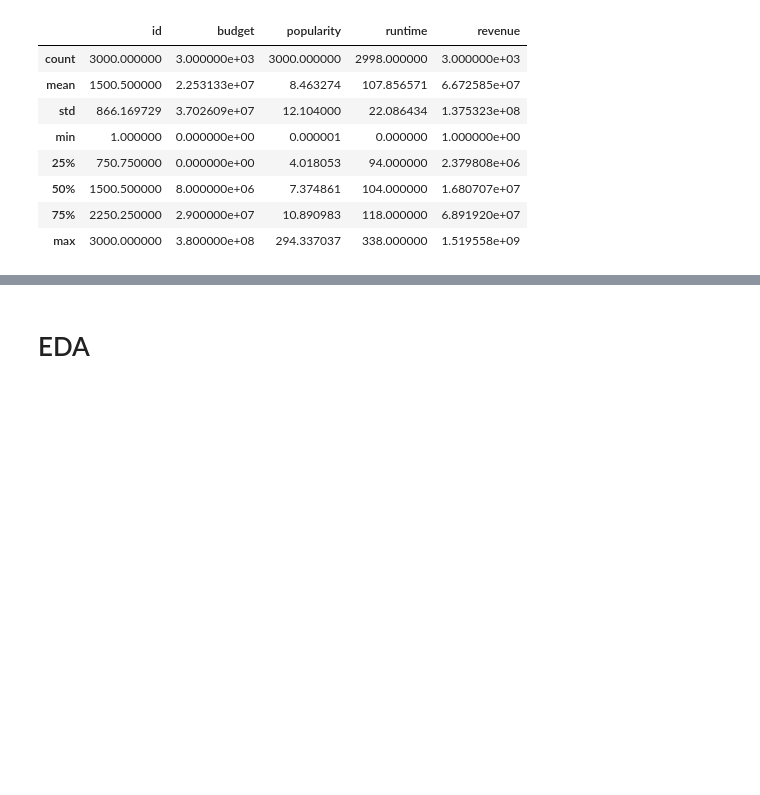
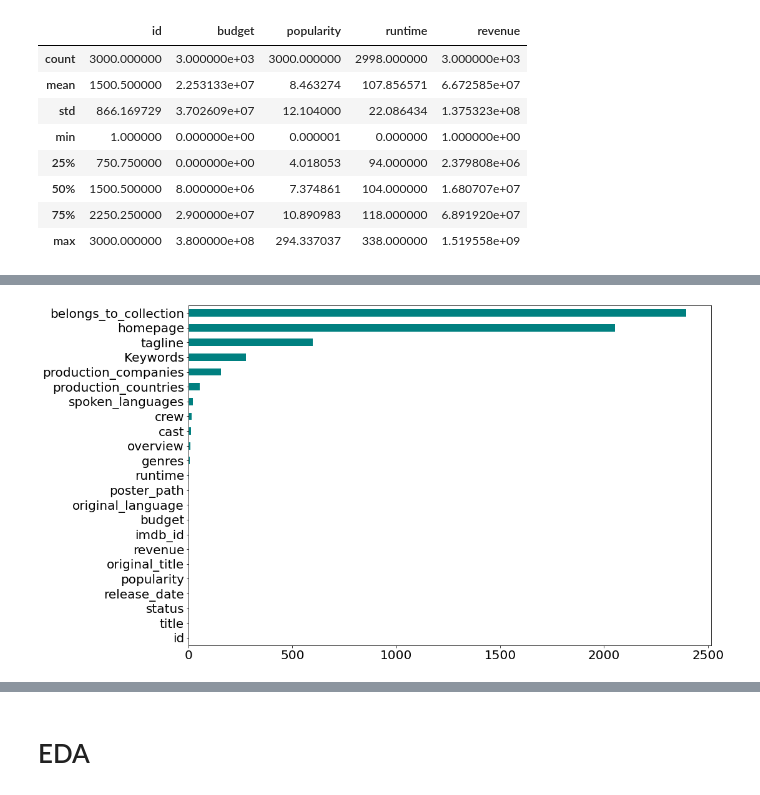
Before and after one commit to heyrobin/Movie-Sales-Prediction-, a Jupyter notebook: TMDB_Box_Office_Prediction.ipynb, the cells around one changed output, grey strips where cells are left out. Cells and saved outputs as stored; diff of their text form; code cells hidden in the pictures; blank space fills up the shorter version.

```diff
--- a/TMDB_Box_Office_Prediction.ipynb
+++ b/TMDB_Box_Office_Prediction.ipynb
@@ -107,0 +75,5 @@ dtype: int64
+# %%
+fig = plt.figure(figsize=(15, 10))
+train_df.isna().sum().sort_values(ascending=True).plot(kind='barh', fontsize=20, color='teal');
+# %% [output]
+[figure, added]
```
Also changed, not shown: parts of 23 cells of this notebook.
